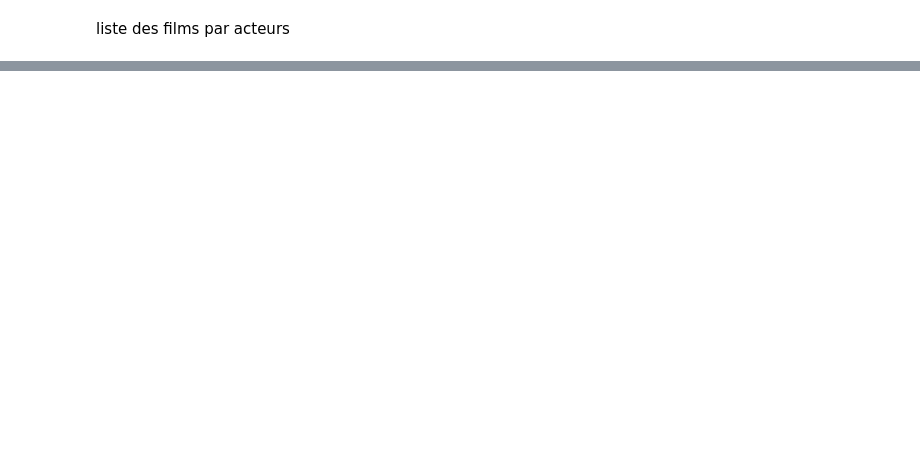
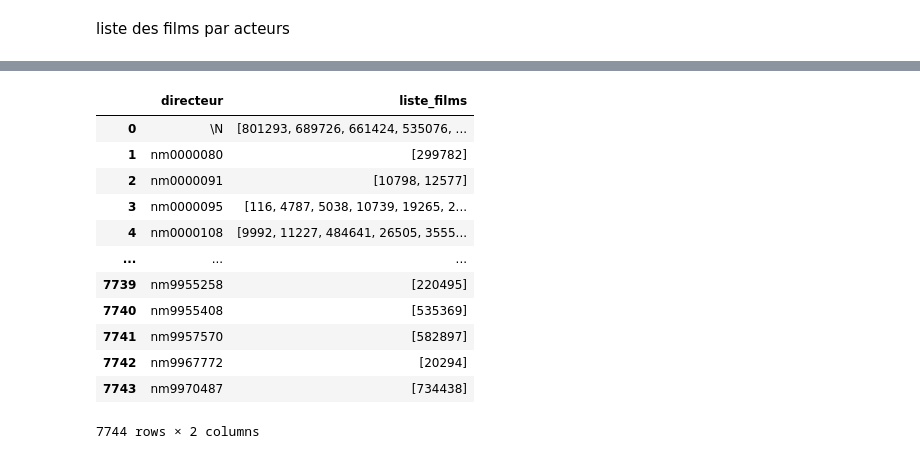
Before and after one commit to Cynthia-OK/CreuseLlywood, a Jupyter notebook: statistiques.ipynb, the cells around one changed output, grey strips where cells are left out. Cells and saved outputs as stored; diff of their text form; code cells hidden in the pictures; blank space fills up the shorter version.

```diff
--- a/statistiques.ipynb
+++ b/statistiques.ipynb
@@ -954,0 +896,6 @@ df_acteurs_liste_films.to_csv('./donnees/stat/df_acteurs_liste_films.csv', sep="
+# %%
+films_directeurs = pd.read_csv('./donnees/films_genre_colonne.csv', sep="\t", low_memory=False)
+# %%
+films_directeurs = films_directeurs.drop(['Unnamed: 0','adult','budget','original_language','original_title','revenue','spoken_languages'], axis=1)
+# %%
+films_directeurs['liste_directors'] = films_directeurs['directors'].str.split(',')
@@ -954,0 +919,18 @@ df_acteurs_liste_films.to_csv('./donnees/stat/df_acteurs_liste_films.csv', sep="
+# %%
+df_directeur_liste_films = films_directors_explode.groupby('liste_directors')['id_tmdb'].apply(list).reset_index().rename(
+                                                    columns={'liste_directors': 'directeur', 'id_tmdb': 'liste_films'})
+df_directeur_liste_films
+# %% [output]
+|  | directeur | liste_films |
+| 0 | \N | [801293, 689726, 661424, 535076, ... |
+| 1 | nm0000080 | [299782] |
+| 2 | nm0000091 | [10798, 12577] |
+| 3 | nm0000095 | [116, 4787, 5038, 10739, 19265, 2... |
+| 4 | nm0000108 | [9992, 11227, 484641, 26505, 3555... |
+| ... | ... | ... |
+| 7739 | nm9955258 | [220495] |
+| 7740 | nm9955408 | [535369] |
+| 7741 | nm9957570 | [582897] |
+| 7742 | nm9967772 | [20294] |
+| 7743 | nm9970487 | [734438] |
+7744 rows × 2 columns
```
Also changed, not shown: parts of 16 cells of this notebook, 3 other files.
